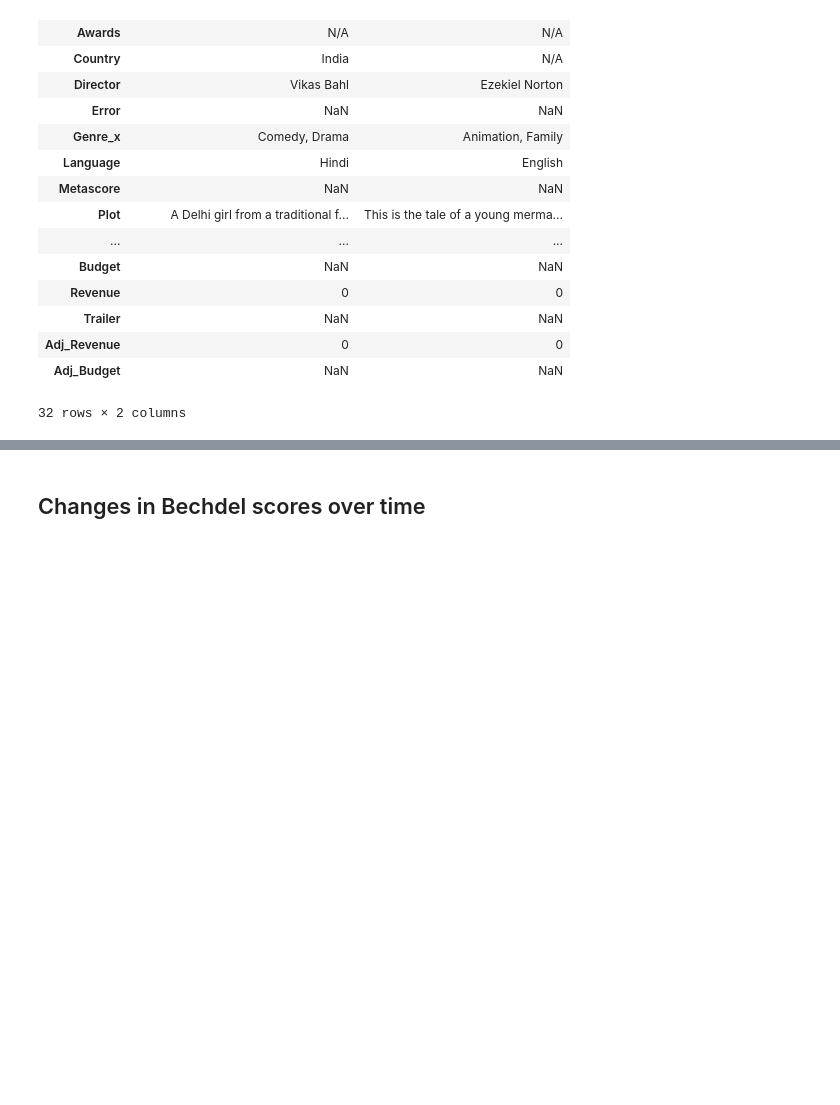
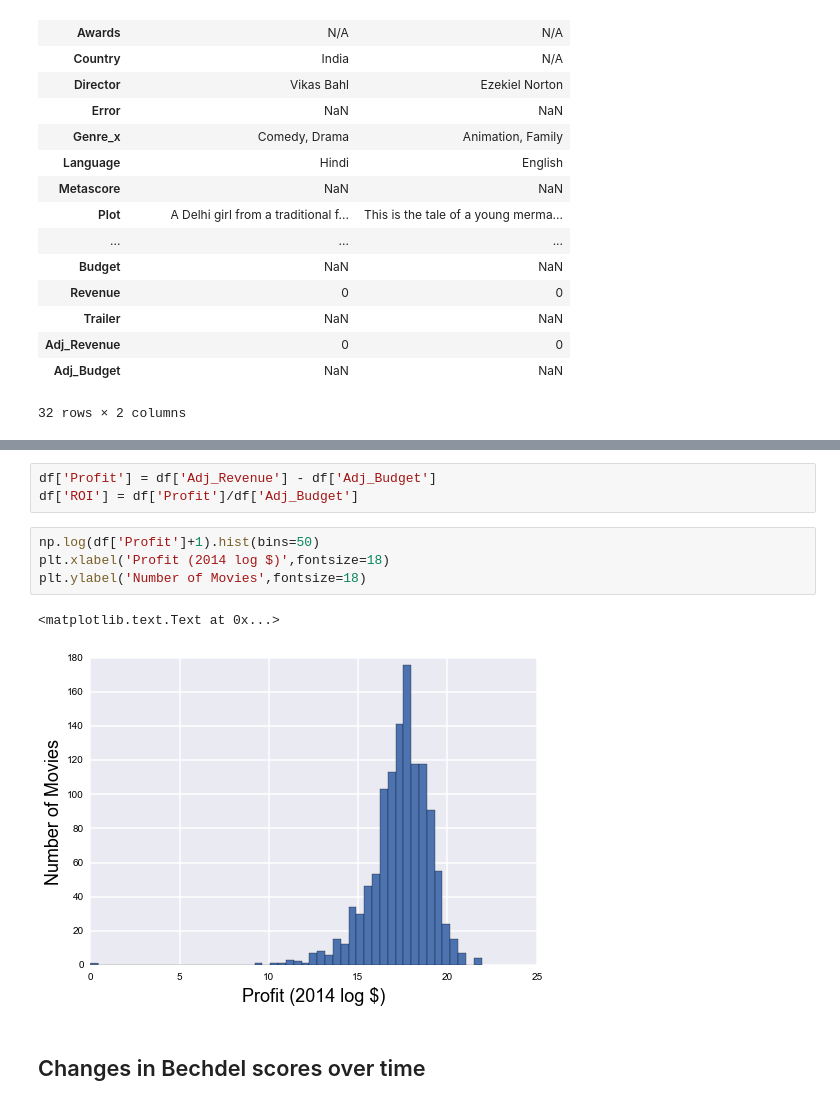
Before and after one commit to brianckeegan/Bechdel, a Jupyter notebook: Bechdel_test.ipynb, the cells around one changed output, grey strips where cells are left out. Drawn from its saved outputs; the diff is of its cells as text; blank space fills up the shorter version.

```diff
--- a/Bechdel_test.ipynb
+++ b/Bechdel_test.ipynb
@@ -379,3 +344,13 @@ df['new_rating'].hist(bins=6)
+# %%
+df['Profit'] = df['Adj_Revenue'] - df['Adj_Budget']
+df['ROI'] = df['Profit']/df['Adj_Budget']
+# %%
+np.log(df['Profit']+1).hist(bins=50)
+plt.xlabel('Profit (2014 log $)',fontsize=18)
+plt.ylabel('Number of Movies',fontsize=18)
+# %% [output]
+<matplotlib.text.Text at 0x...>
+[figure, added]
 # %% [markdown]
 ## Changes in Bechdel scores over time
 # %% [markdown]
```
Also changed, not shown: parts of 36 cells of this notebook.
